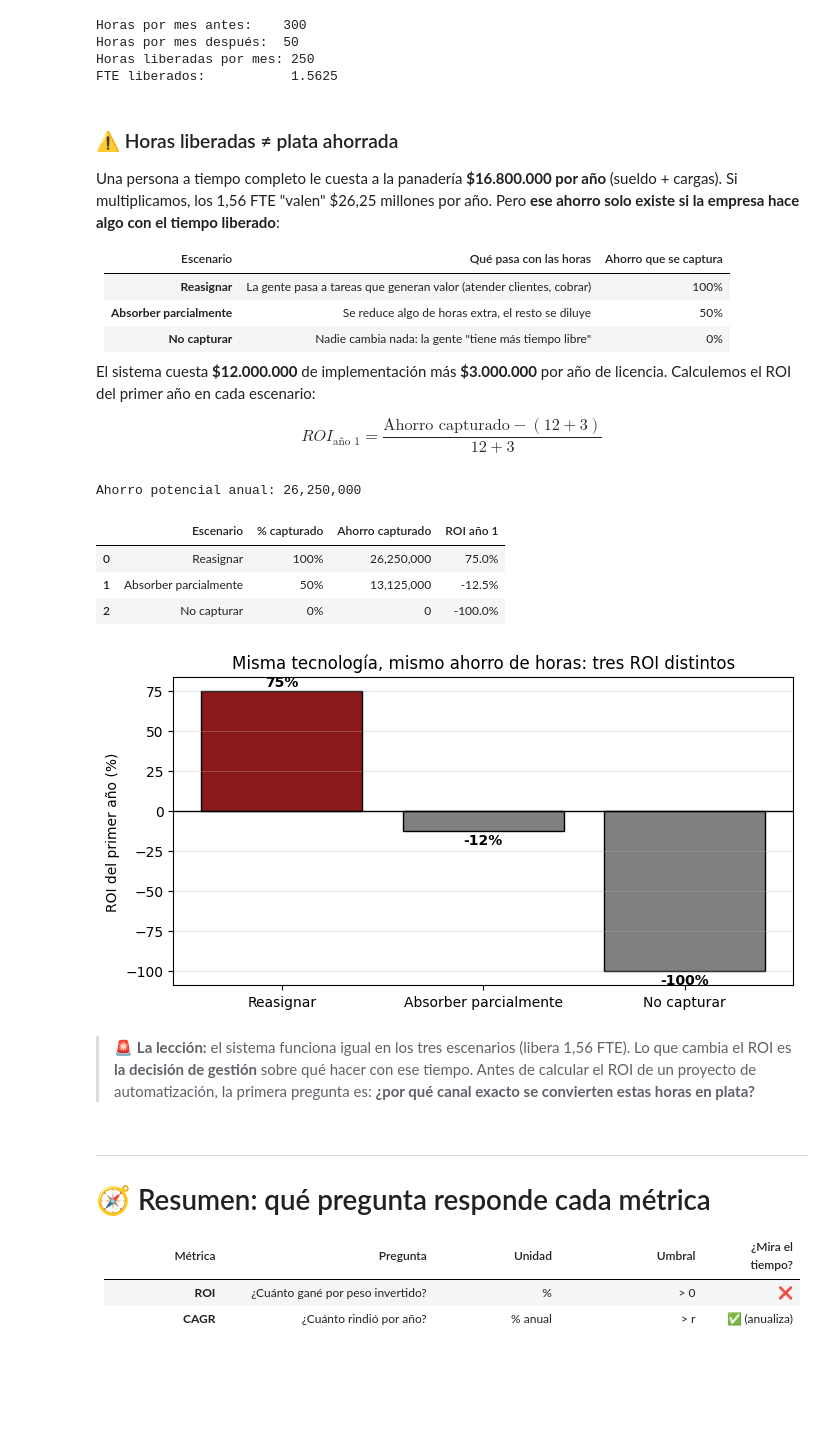
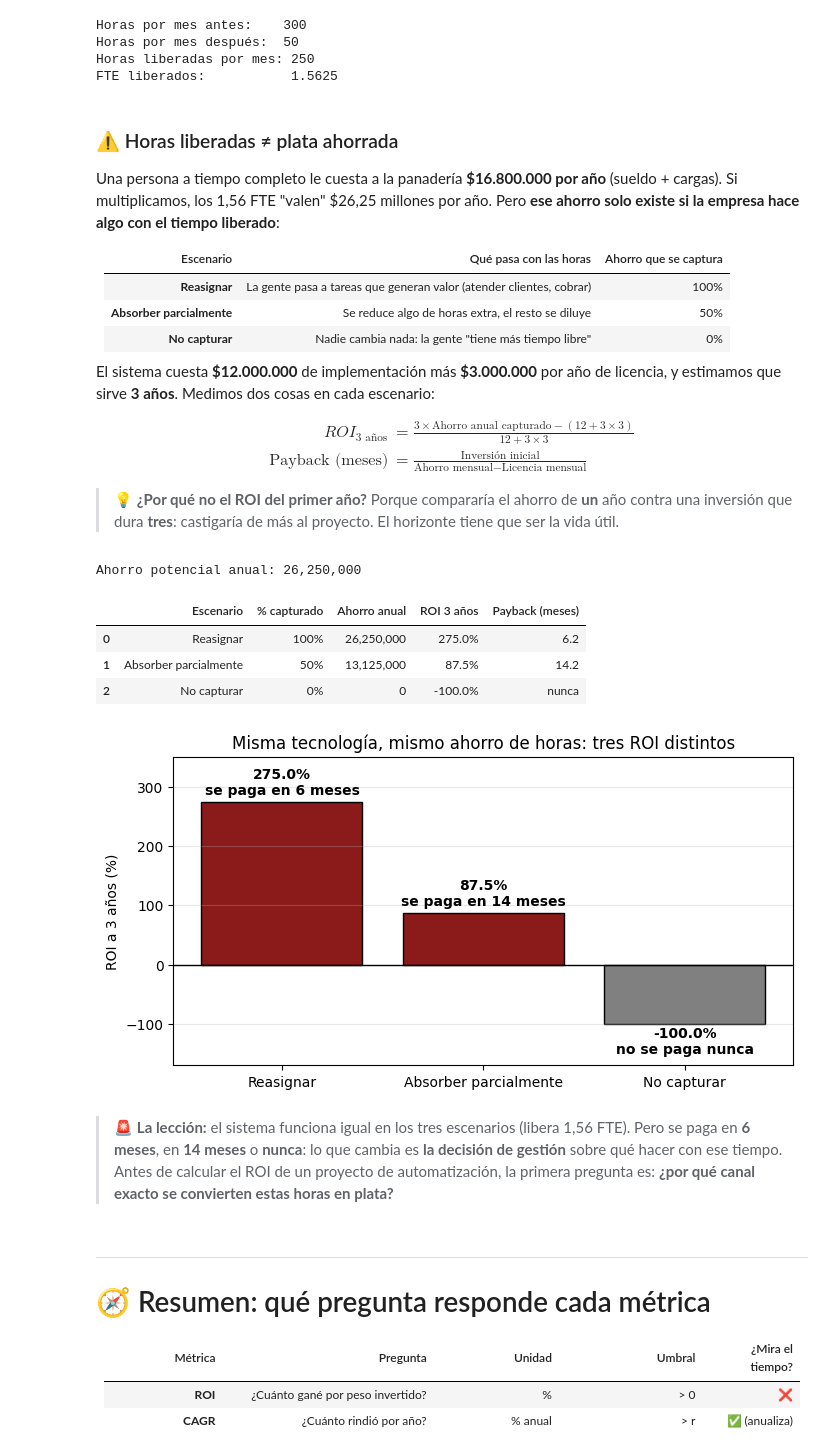
Before and after one commit to Datso653/Laboratorio-de-metodos-Cuantitativos-Aplicados-a-la-gestion, a Jupyter notebook: notebooks/14_Aplicaciones_financieras_para_inversiones.ipynb, the cells around one changed output. Saved outputs shown, nothing was run; the diff lists cells and outputs as text; code cells hidden in the pictures; blank space fills up the shorter version.

```diff
--- a/notebooks/14_Aplicaciones_financieras_para_inversiones.ipynb
+++ b/notebooks/14_Aplicaciones_financieras_para_inversiones.ipynb
@@ -523,51 +536,69 @@ la empresa hace algo con el tiempo liberado**:
 | **Absorber parcialmente** | Se reduce algo de horas extra, el resto se diluye | 50% |
 | **No capturar** | Nadie cambia nada: la gente "tiene más tiempo libre" | 0% |
 
-El sistema cuesta **\$12.000.000** de implementación más **\$3.000.000** por año de licencia.
-Calculemos el ROI del primer año en cada escenario:
+El sistema cuesta **\$12.000.000** de implementación más **\$3.000.000** por año de licencia, y
+estimamos que sirve **3 años**. Medimos dos cosas en cada escenario:
 
 $$
-ROI_{\text{año 1}} = \frac{\text{Ahorro capturado} - (12 + 3)}{12 + 3}
+\begin{aligned}
+ROI_{3\text{ años}} &= \frac{3 \times \text{Ahorro anual capturado} - (12 + 3 \times 3)}{12 + 3 \times 3} \\[4pt]
+\text{Payback (meses)} &= \frac{\text{Inversión inicial}}{\text{Ahorro mensual} - \text{Licencia mensual}}
+\end{aligned}
 $$
+
+> 💡 **¿Por qué no el ROI del primer año?** Porque compararía el ahorro de **un** año contra una
+> inversión que dura **tres**: castigaría de más al proyecto. El horizonte tiene que ser la vida útil.
 # %%
 COSTO_FTE_ANUAL   = 16_800_000
 COSTO_INICIAL     = 12_000_000
 LICENCIA_ANUAL    = 3_000_000
+HORIZONTE         = 3            # años de vida útil del sistema
 
 ahorro_potencial = fte_liberados * COSTO_FTE_ANUAL
-costo_año1       = COSTO_INICIAL + LICENCIA_ANUAL
+costo_total      = COSTO_INICIAL + LICENCIA_ANUAL * HORIZONTE
+
+def payback_meses(ahorro_anual):
+    # Meses hasta recuperar la inversión inicial con el ahorro neto de licencia.
+    # Si el ahorro no cubre ni la licencia, no se recupera nunca.
+    ahorro_neto_mensual = (ahorro_anual - LICENCIA_ANUAL) / 12
+    return COSTO_INICIAL / ahorro_neto_mensual if ahorro_neto_mensual > 0 else None
 
 captura = pd.DataFrame({
     "Escenario": ["Reasignar", "Absorber parcialmente", "No capturar"],
     "% capturado": [1.0, 0.5, 0.0],
 })
-captura["Ahorro capturado"] = ahorro_potencial * captura["% capturado"]
-captura["ROI año 1"] = roi(captura["Ahorro capturado"], costo_año1)
+captura["Ahorro anual"]    = ahorro_potencial * captura["% capturado"]
+captura["ROI 3 años"]      = roi(captura["Ahorro anual"] * HORIZONTE, costo_total)
+captura["Payback (meses)"] = captura["Ahorro anual"].apply(payback_meses)
 
 print(f"Ahorro potencial anual: {ahorro_potencial:,.0f}")
-captura.style.format({"% capturado": "{:.0%}", "Ahorro capturado": "{:,.0f}", "ROI año 1": "{:.1%}"})
+captura.style.format({"% capturado": "{:.0%}", "Ahorro anual": "{:,.0f}", "ROI 3 años": "{:.1%}",
+                      "Payback (meses)": "{:.1f}"}, na_rep="nunca")
 # %% [output]
 Ahorro potencial anual: 26,250,000
-|  | Escenario | % capturado | Ahorro capturado | ROI año 1 |
-| 0 | Reasignar | 100% | 26,250,000 | 75.0% |
-| 1 | Absorber parcialmente | 50% | 13,125,000 | -12.5% |
-| 2 | No capturar | 0% | 0 | -100.0% |
+|  | Escenario | % capturado | Ahorro anual | ROI 3 años | Payback (meses) |
+| 0 | Reasignar | 100% | 26,250,000 | 275.0% | 6.2 |
+| 1 | Absorber parcialmente | 50% | 13,125,000 | 87.5% | 14.2 |
+| 2 | No capturar | 0% | 0 | -100.0% | nunca |
 # %%
 fig, ax = plt.subplots(figsize=(8, 4))
-colores = ["#8B1A1A" if v >= 0 else "gray" for v in captura["ROI año 1"]]
-ax.bar(captura["Escenario"], captura["ROI año 1"] * 100, color=colores, edgecolor="black")
+colores = ["#8B1A1A" if v >= 0 else "gray" for v in captura["ROI 3 años"]]
+ax.bar(captura["Escenario"], captura["ROI 3 años"] * 100, color=colores, edgecolor="black")
 ax.axhline(0, color="black", lw=1)
-for i, v in enumerate(captura["ROI año 1"] * 100):
-    ax.text(i, v + (3 if v >= 0 else -8), f"{v:.0f}%", ha="center", fontweight="bold")
-ax.set_ylabel("ROI del primer año (%)")
+for i, (v, pb) in enumerate(zip(captura["ROI 3 años"] * 100, captura["Payback (meses)"])):
+    texto = f"{v:.1f}%\n" + ("no se paga nunca" if pd.isna(pb) else f"se paga en {pb:.0f} meses")
+    ax.text(i, v + 12 if v >= 0 else v - 50, texto, ha="center", fontweight="bold")
+ax.set_ylim(-170, 350)
+ax.set_ylabel("ROI a 3 años (%)")
 ax.set_title("Misma tecnología, mismo ahorro de horas: tres ROI distintos")
 ax.grid(axis="y", alpha=0.3)
 plt.show()
 # %% [output]
-[figure, old version]
+[figure, new version]
 # %% [markdown]
-> 🚨 **La lección:** el sistema funciona igual en los tres escenarios (libera 1,56 FTE). Lo que
-> cambia el ROI es **la decisión de gestión** sobre qué hacer con ese tiempo. Antes de calcular el
+> 🚨 **La lección:** el sistema funciona igual en los tres escenarios (libera 1,56 FTE). Pero se
+> paga en **6 meses**, en **14 meses** o **nunca**: lo que cambia es **la decisión de gestión**
+> sobre qué hacer con ese tiempo. Antes de calcular el
 > ROI de un proyecto de automatización, la primera pregunta es: **¿por qué canal exacto se
 > convierten estas horas en plata?**
 # %% [markdown]
```
Also changed, not shown: parts of 4 cells of this notebook, 3 other files.
